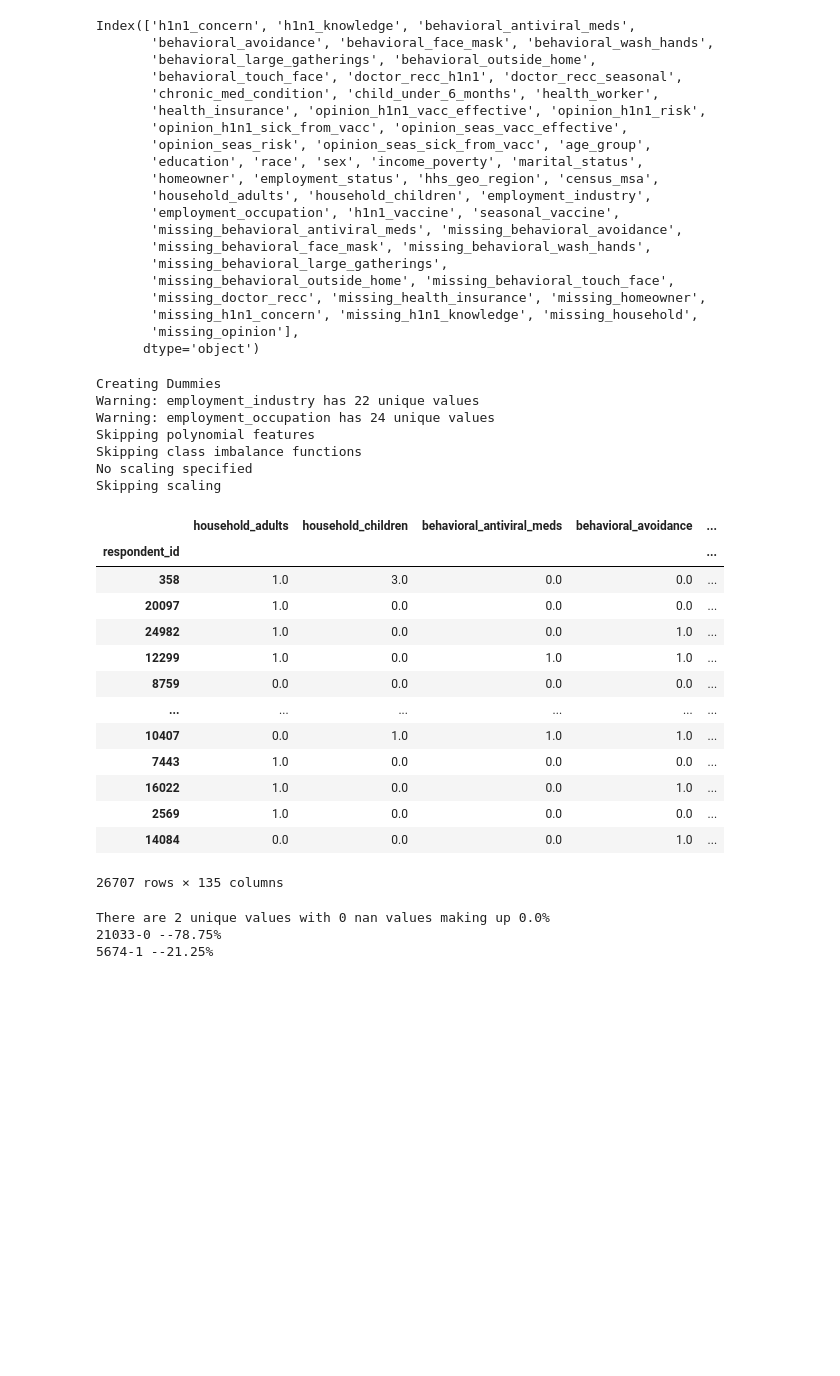
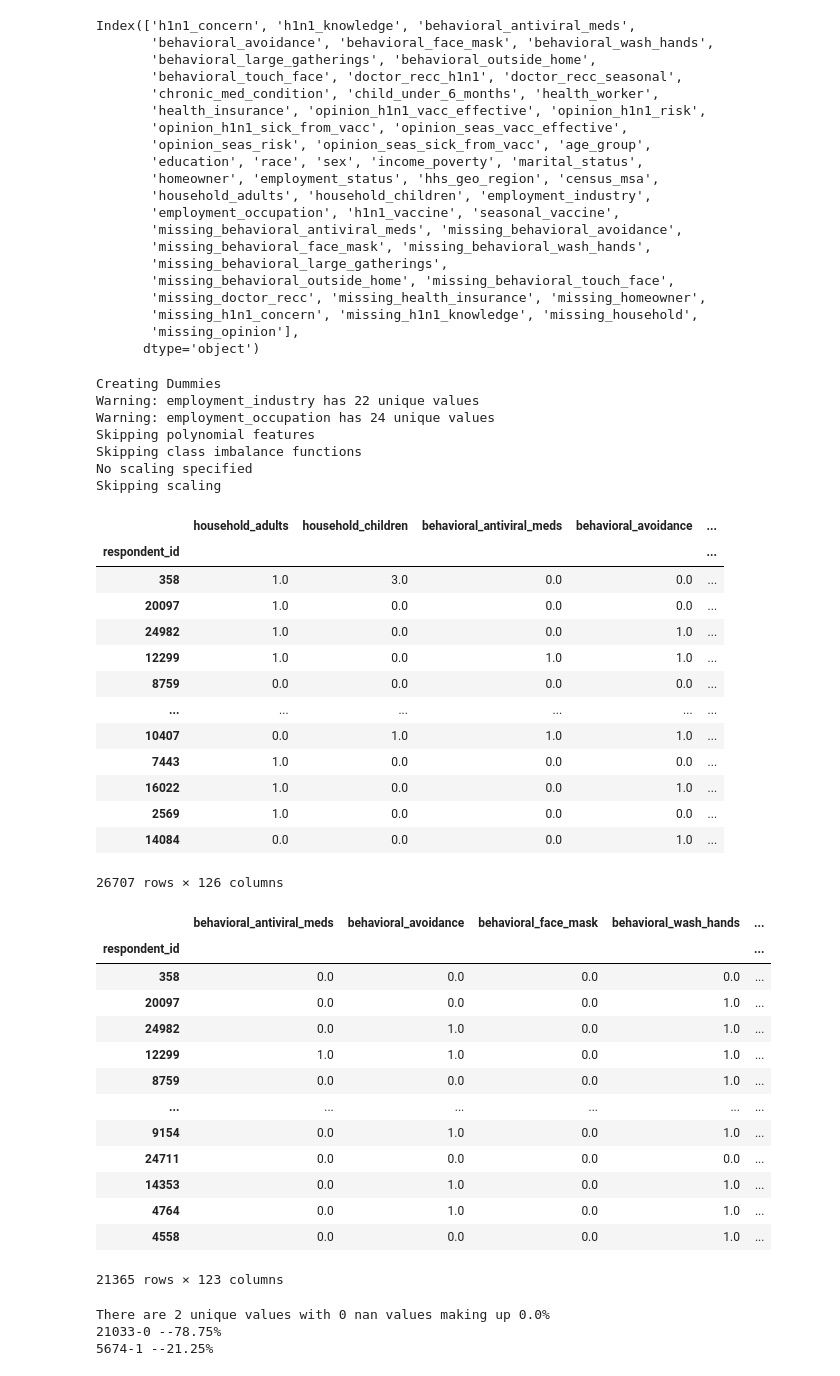
Before and after one commit to coreyryanhanson/predicting_seasonal_vaccinations, a Jupyter notebook: scratch_corey.ipynb, the cells around one changed output. Drawn from its saved outputs; the diff is of its cells as text; code cells hidden in the pictures; blank space fills up the shorter version.

```diff
--- a/scratch_corey.ipynb
+++ b/scratch_corey.ipynb
@@ -301,7 +301,7 @@ polynomial = {"method":"eliminate", "columns":[*missing_dummies, *nom.drop(
     ['age_group', 'education', 'sex'])]}
 # %%
 data = DataPreprocessor(df, target_col1, categorical, continuous, polynomial, True, True,random_state=124)
-data.data_preprocessing(balance_class=False, scale_type=False, poly_degree=False)
+data.data_preprocessing(balance_class=False, scale_type=False, poly_degree=None)
 data.get_df()
 # %% [output]
 Creating Dummies
@@ -324,7 +324,24 @@ Skipping scaling
 | 16022 | 1.0 | 0.0 | 0.0 | 1.0 | ... |
 | 2569 | 1.0 | 0.0 | 0.0 | 0.0 | ... |
 | 14084 | 0.0 | 0.0 | 0.0 | 1.0 | ... |
-26707 rows × 135 columns
+26707 rows × 126 columns
+# %%
+data.X_train[data.cols_dummies]
+# %% [output]
+|  | behavioral_antiviral_meds | behavioral_avoidance | behavioral_face_mask | behavioral_wash_hands | ... |
+| respondent_id |  |  |  |  | ... |
+| 358 | 0.0 | 0.0 | 0.0 | 0.0 | ... |
+| 20097 | 0.0 | 0.0 | 0.0 | 1.0 | ... |
+| 24982 | 0.0 | 1.0 | 0.0 | 1.0 | ... |
+| 12299 | 1.0 | 1.0 | 0.0 | 1.0 | ... |
+| 8759 | 0.0 | 0.0 | 0.0 | 1.0 | ... |
+| ... | ... | ... | ... | ... | ... |
+| 9154 | 0.0 | 1.0 | 0.0 | 1.0 | ... |
+| 24711 | 0.0 | 0.0 | 0.0 | 0.0 | ... |
+| 14353 | 0.0 | 1.0 | 0.0 | 1.0 | ... |
+| 4764 | 0.0 | 1.0 | 0.0 | 1.0 | ... |
+| 4558 | 0.0 | 0.0 | 0.0 | 1.0 | ... |
+21365 rows × 123 columns
 # %%
 full_value_counts(df, "h1n1_vaccine")
 # %% [output]
```
Also changed, not shown: parts of 11 cells of this notebook, 1 other file.
